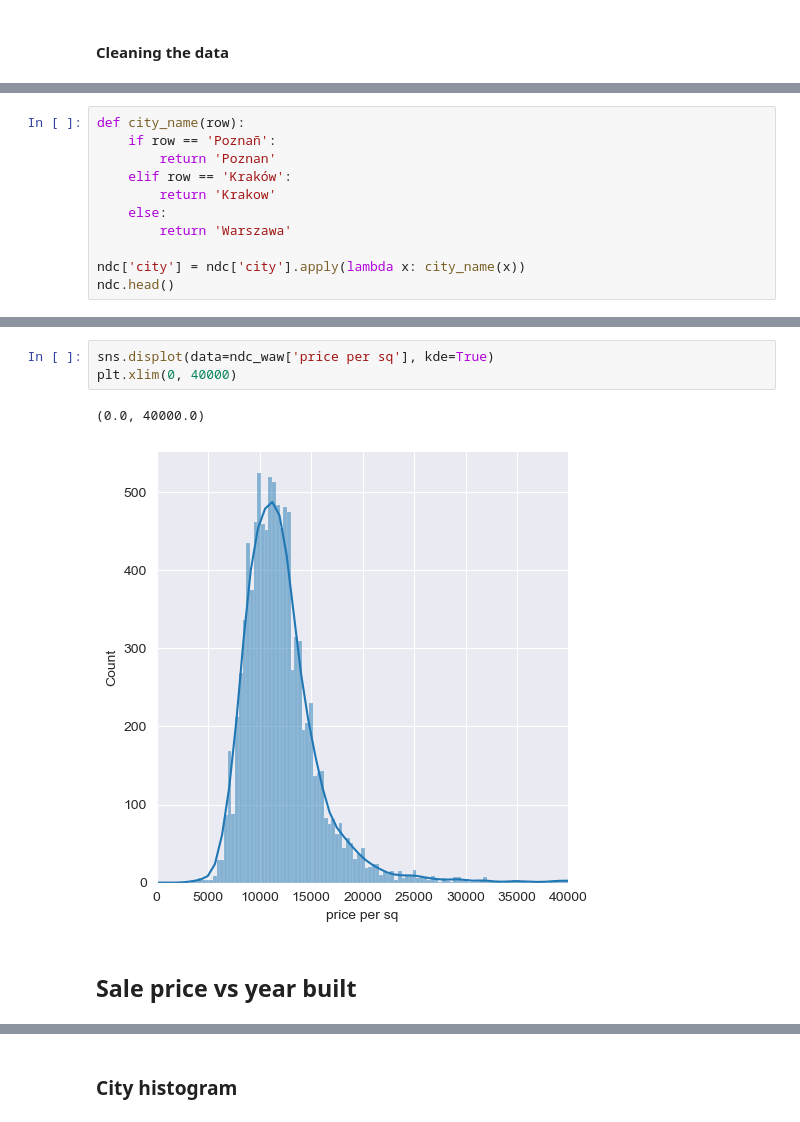
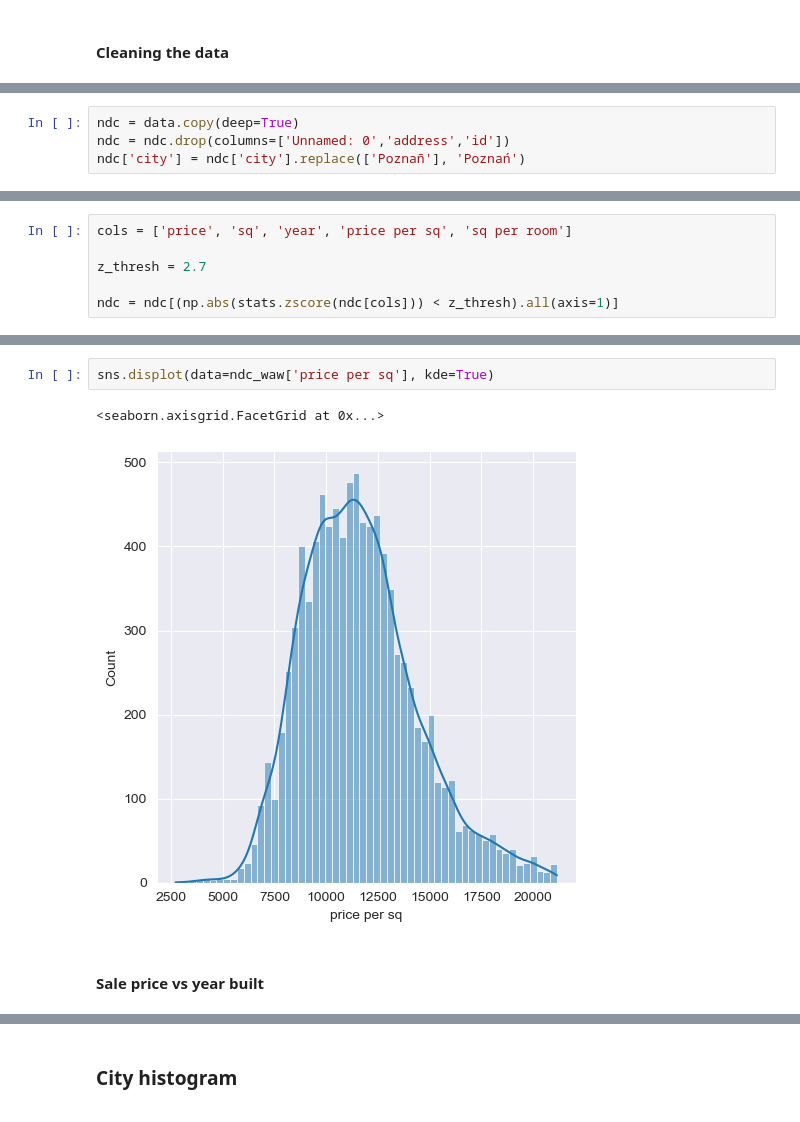
Before and after one commit to alekgralek/House-Prices-in-Poland-analysis, a Jupyter notebook: House prices prediction.ipynb, the cells around one changed output, grey strips where cells are left out. Cells and saved outputs as stored; diff of their text form.

```diff
--- a/House prices prediction.ipynb
+++ b/House prices prediction.ipynb
@@ -87,0 +57,4 @@ ndc
+# %%
+ndc = data.copy(deep=True)
+ndc = ndc.drop(columns=['Unnamed: 0','address','id'])
+ndc['city'] = ndc['city'].replace(['Poznañ'], 'Poznań')
@@ -103,11 +68,0 @@ ndc.head()
-# %%
-def city_name(row):
-    if row == 'Poznañ':
-        return 'Poznan'
-    elif row == 'Kraków':
-        return 'Krakow'
-    else:
-        return 'Warszawa'
-
-ndc['city'] = ndc['city'].apply(lambda x: city_name(x))
-ndc.head()
@@ -120,0 +89,6 @@ ndc.head()
+# %%
+cols = ['price', 'sq', 'year', 'price per sq', 'sq per room']
+
+z_thresh = 2.7
+
+ndc = ndc[(np.abs(stats.zscore(ndc[cols])) < z_thresh).all(axis=1)]
@@ -173,10 +146,9 @@ sns.displot(data=ndc_waw['price'], kde=True)
 # %%
 sns.displot(data=ndc_waw['price per sq'], kde=True)
-plt.xlim(0, 40000)
 # %% [output]
-(0.0, 40000.0)
+<seaborn.axisgrid.FacetGrid at 0x...>
-[figure, old version]
+[figure, new version]
 # %% [markdown]
-## Sale price vs year built
+#### Sale price vs year built
 # %%
 plt.figure(figsize=(12,7))
```
Also changed, not shown: parts of 45 cells of this notebook.
